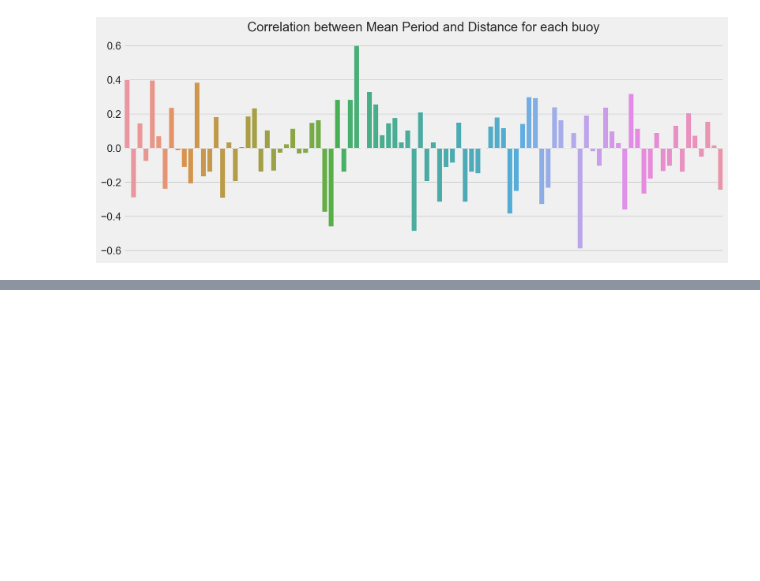
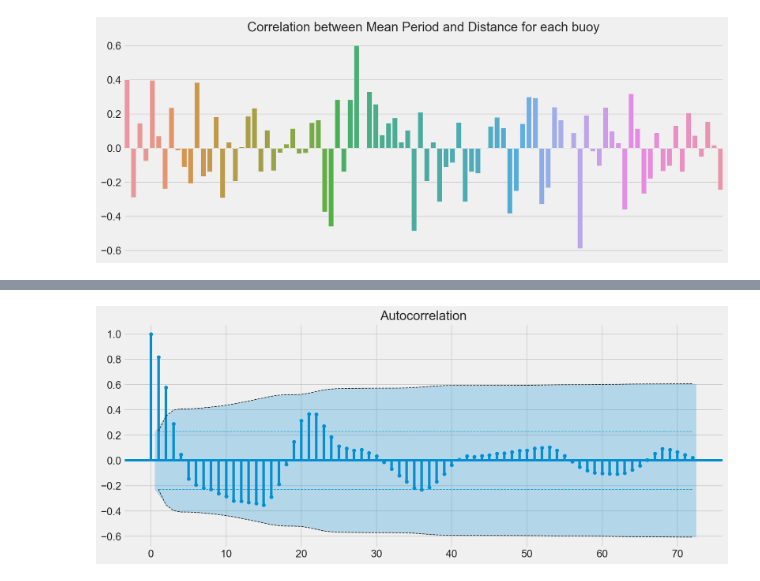
Before and after one commit to esbatiehsan/forecasting-floats, a Jupyter notebook: data-cleaning-exploration.ipynb, the cells around one changed output, grey strips where cells are left out. Cells and saved outputs as stored; diff of their text form; code cells hidden in the pictures; blank space fills up the shorter version.

```diff
--- a/data-cleaning-exploration.ipynb
+++ b/data-cleaning-exploration.ipynb
@@ -152,0 +187,4 @@ plot_corr(buoy_data, 'Mean Period', 'Distance', 'lin')
+# %%
+plot_autocorr(buoy_data, 56, 'Heading', 72)
+# %% [output]
+[figure, added]
```
Also changed, not shown: parts of 8 cells of this notebook.
